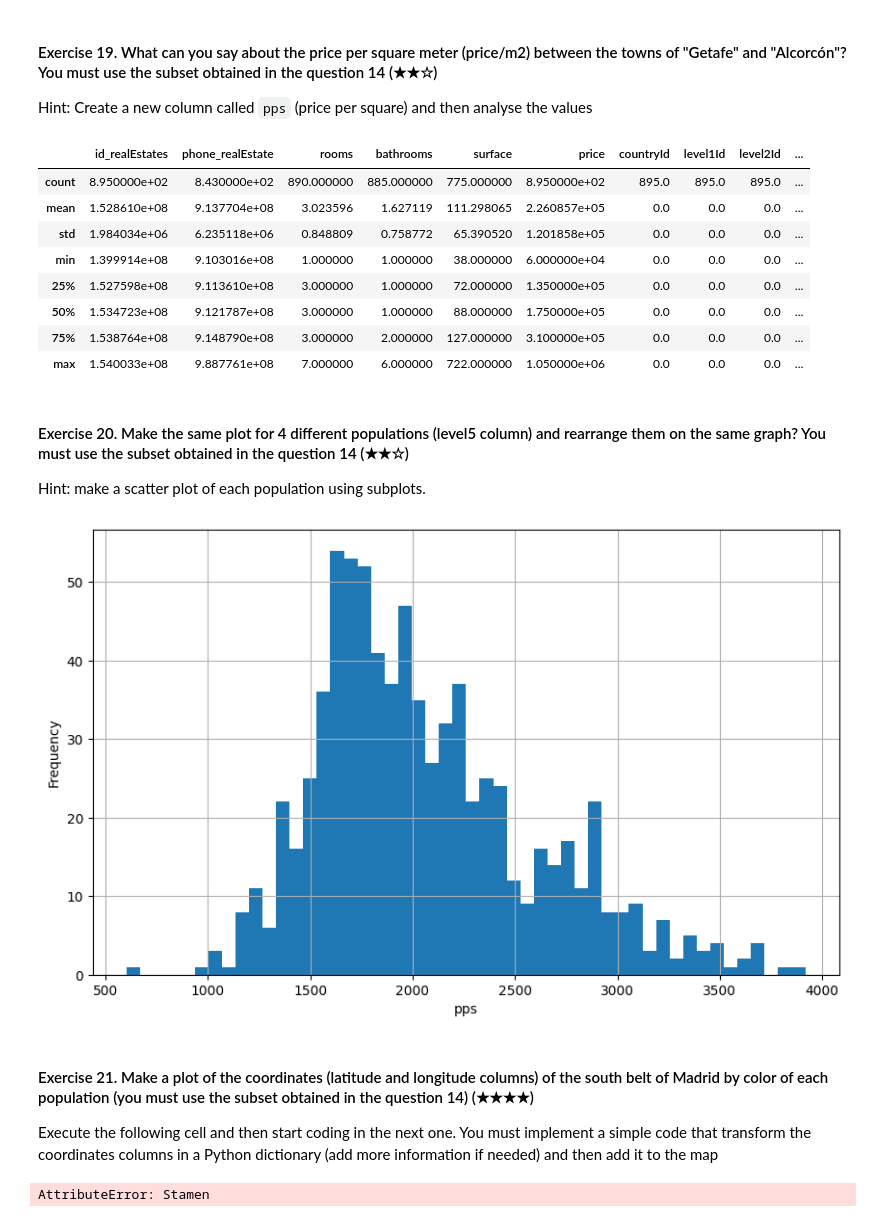
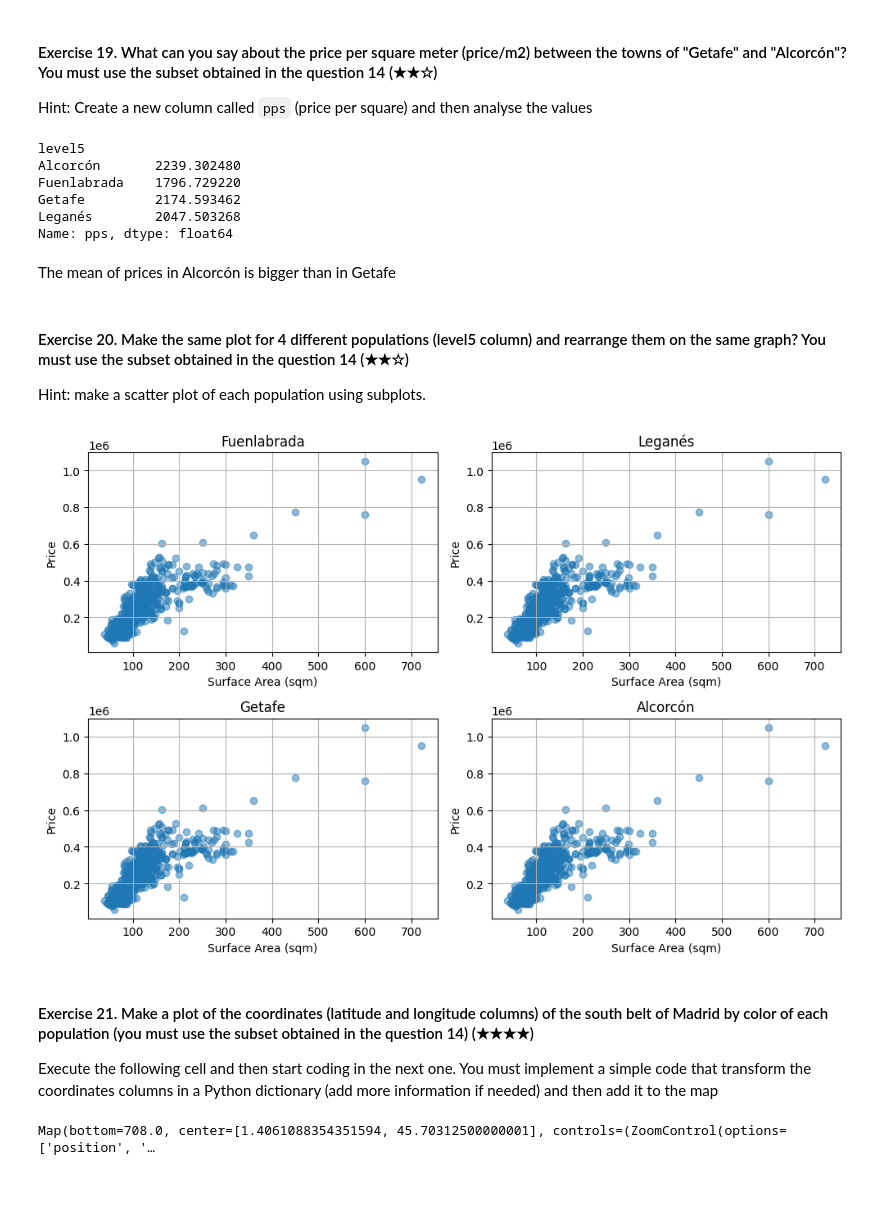
Before and after one commit to allankruger/realestate-datacleanup-exercise, a Jupyter notebook: project.ipynb, the cells around one changed output. Saved outputs shown, nothing was run; the diff lists cells and outputs as text; code cells hidden in the pictures; blank space fills up the shorter version.

```diff
--- a/project.ipynb
+++ b/project.ipynb
@@ -337,43 +357,61 @@ Hint: You can help yourself reviewing the multihist demo of Matplotlib
 
 Hint: Create a new column called `pps` (price per square) and then analyse the values
 # %%
-if 'price' in subset.columns and 'area' in subset.columns:
-    subset['pps'] = subset['price'] / subset['area']
+if "price" in subset.columns and "area" in subset.columns:
+    subset["pps"] = subset["price"] / subset["area"]
 
-subset.describe()
+grouped_pps = subset.groupby("level5")
+pps_mean = grouped_pps["pps"].mean()
+
+print(pps_mean)
 # %% [output]
-|  | id_realEstates | phone_realEstate | rooms | bathrooms | surface | price | countryId | level1Id | level2Id | ... |
-| count | 8.950000e+02 | 8.430000e+02 | 890.000000 | 885.000000 | 775.000000 | 8.950000e+02 | 895.0 | 895.0 | 895.0 | ... |
-| mean | 1.528610e+08 | 9.137704e+08 | 3.023596 | 1.627119 | 111.298065 | 2.260857e+05 | 0.0 | 0.0 | 0.0 | ... |
-| std | 1.984034e+06 | 6.235118e+06 | 0.848809 | 0.758772 | 65.390520 | 1.201858e+05 | 0.0 | 0.0 | 0.0 | ... |
-| min | 1.399914e+08 | 9.103016e+08 | 1.000000 | 1.000000 | 38.000000 | 6.000000e+04 | 0.0 | 0.0 | 0.0 | ... |
-| 25% | 1.527598e+08 | 9.113610e+08 | 3.000000 | 1.000000 | 72.000000 | 1.350000e+05 | 0.0 | 0.0 | 0.0 | ... |
-| 50% | 1.534723e+08 | 9.121787e+08 | 3.000000 | 1.000000 | 88.000000 | 1.750000e+05 | 0.0 | 0.0 | 0.0 | ... |
-| 75% | 1.538764e+08 | 9.148790e+08 | 3.000000 | 2.000000 | 127.000000 | 3.100000e+05 | 0.0 | 0.0 | 0.0 | ... |
-| max | 1.540033e+08 | 9.887761e+08 | 7.000000 | 6.000000 | 722.000000 | 1.050000e+06 | 0.0 | 0.0 | 0.0 | ... |
+level5
+Alcorcón       2239.302480
+Fuenlabrada    1796.729220
+Getafe         2174.593462
+Leganés        2047.503268
+Name: pps, dtype: float64
+# %% [markdown]
+The mean of prices in Alcorcón is bigger than in Getafe
 # %% [markdown]
 #### Exercise 20. Make the same plot for 4 different populations (level5 column) and rearrange them on the same graph? You must use the subset obtained in the question 14 (★★☆)
 Hint: make a scatter plot of each population using subplots.
-# %%
-plt.figure(figsize=(10, 6))
-subset['pps'].hist(bins=50)
-plt.xlabel('pps')
-plt.ylabel('Frequency')
-
-plt.show()
-# %% [output]
-[figure, removed]
+# %%
+populations = ["Fuenlabrada", "Leganés", "Getafe", "Alcorcón"]
+
+fig, axs = plt.subplots(2, 2, figsize=(10, 7))
+
+for i, population in enumerate(populations):
+    row = i // 2
+    col = i % 2
+    ax = axs[row, col]
+
+    ax.scatter(subset["surface"], subset["price"], alpha=0.5)
+    ax.set_title(f"{population}")
+    ax.set_xlabel("Surface Area (sqm)")
+    ax.set_ylabel("Price")
+    ax.grid(True)
+
+plt.tight_layout(rect=[0, 0, 1, 0.95])
+plt.show()
+# %% [output]
+[figure, added]
 # %% [markdown]
 #### Exercise 21. Make a plot of the coordinates (latitude and longitude columns) of the south belt of Madrid by color of each population (you must use the subset obtained in the question 14) (★★★★)
 
 Execute the following cell and then start coding in the next one. You must implement a simple code that transform the coordinates columns in a Python dictionary (add more information if needed) and then add it to the map
 # %%
-from ipyleaflet import Map, basemaps
+from ipyleaflet import Map, basemaps, Marker, Icon
 
-# Map centred on (60 degrees latitude et -2.2 degrees longitude)
-# Latitude, longitude
 map = Map(center = (60, -2.2), zoom = 2, min_zoom = 1, max_zoom = 20,
-    basemap=basemaps.Stamen.Terrain)
-map
+    basemap=basemaps.OpenStreetMap.Mapnik)
-# %% [output]
-AttributeError: Stamen
+# %%
+coordinates_dict = subset.set_index("latitude")["longitude"].to_dict()
+
+for lat, lon in coordinates_dict.items():
+    marker = Marker(location=(lon, lat), title=f"Lat: {lat}, Lon: {lon}")
+    map.add_layer(marker)
+
+map
+# %% [output]
+Map(bottom=708.0, center=[1.4061088354351594, 45.70312500000001], controls=(ZoomControl(options=['position', '…
```
Also changed, not shown: parts of 1 cell of this notebook.
